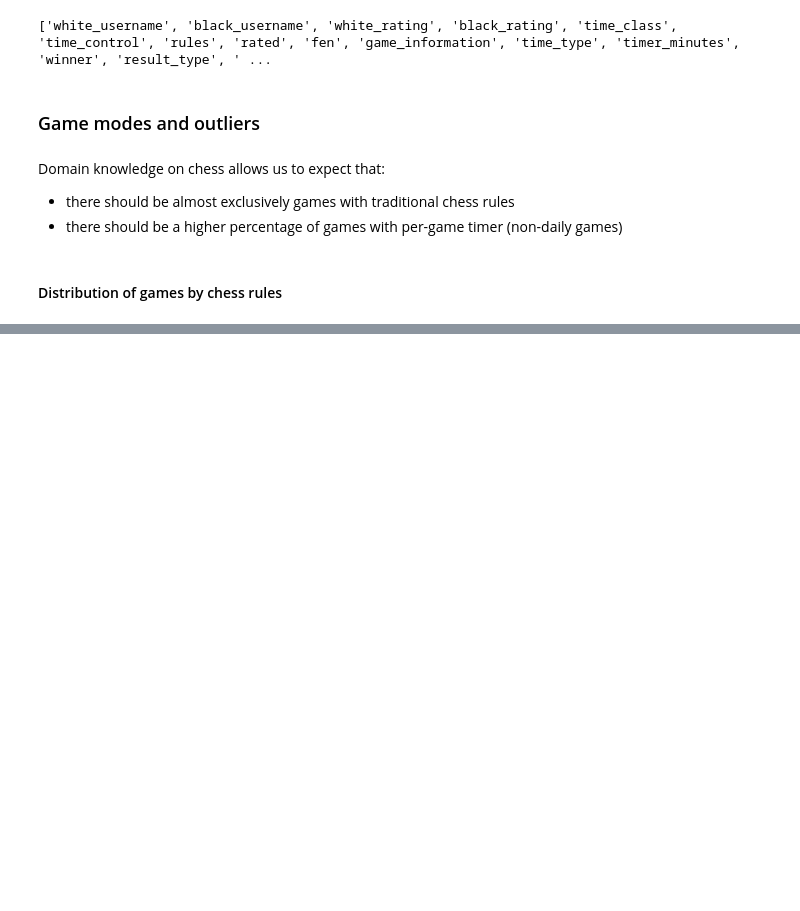
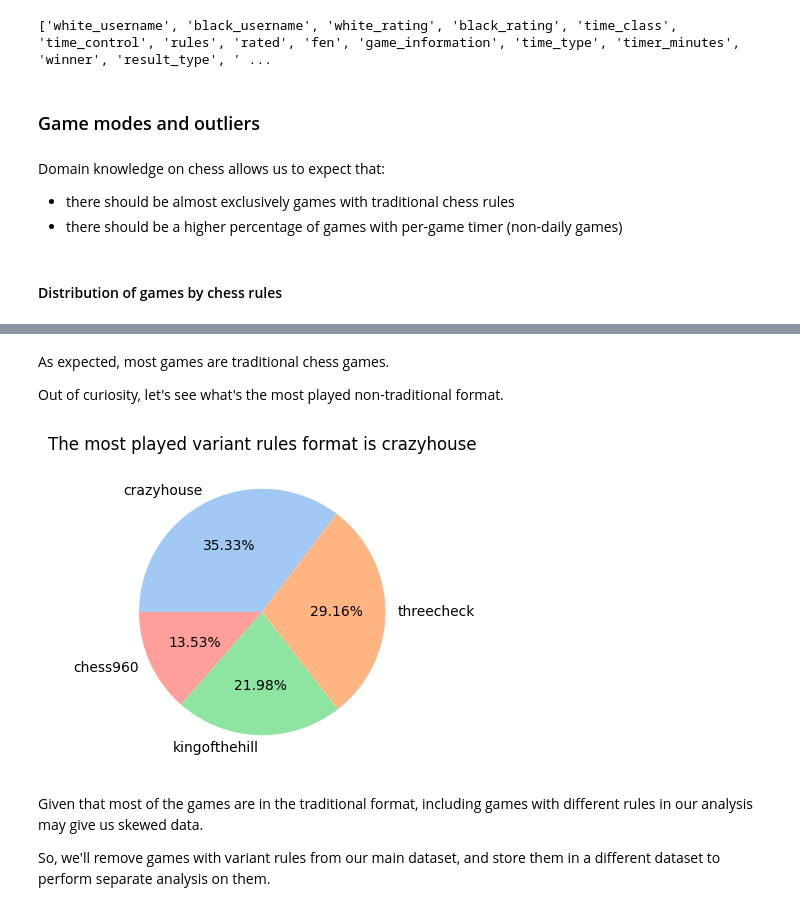
Before and after one commit to lamparelli/chess-data-analysis, a Jupyter notebook: main.ipynb, the cells around one changed output, grey strips where cells are left out. Drawn from its saved outputs; the diff is of its cells as text; code cells hidden in the pictures; blank space fills up the shorter version.

```diff
--- a/main.ipynb
+++ b/main.ipynb
@@ -845,0 +839,22 @@ plt.show()
+# %% [markdown]
+As expected, most games are traditional chess games.
+
+Out of curiosity, let's see what's the most played non-traditional format.
+# %%
+# Graph for the distribution of variant chess rules
+variantRulesChartData = gameRules[gameRules < treshold]
+
+rulesFig, rulesAx = plt.subplots()
+rulesFig.set_figheight(4)
+rulesAx.set_title("The most played variant rules format is crazyhouse")
+rulesAx.pie(variantRulesChartData.values, labels = variantRulesChartData.index.values,
+    colors=pastelColors, autopct='%.2f%%',
+    counterclock=False, startangle=-180)
+
+plt.show()
+# %% [output]
+[figure, added]
+# %% [markdown]
+Given that most of the games are in the traditional format, including games with different rules in our analysis may give us skewed data.
+
+So, we'll remove games with variant rules from our main dataset, and store them in a different dataset to perform separate analysis on them.
```
Also changed, not shown: parts of 4 cells of this notebook.
